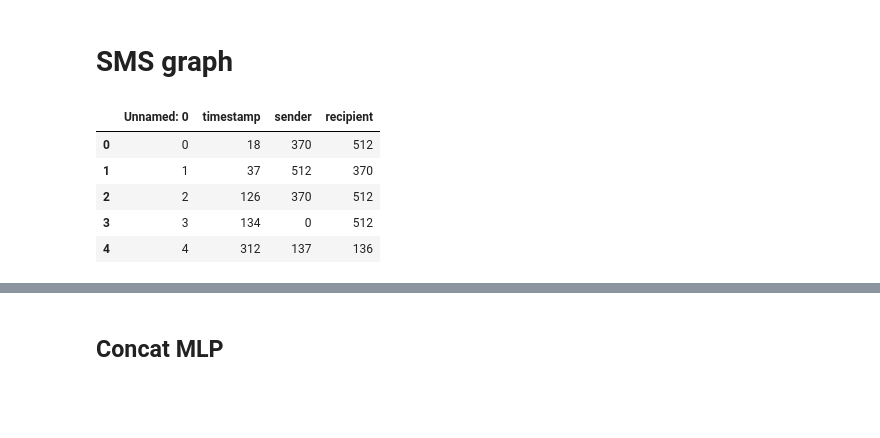
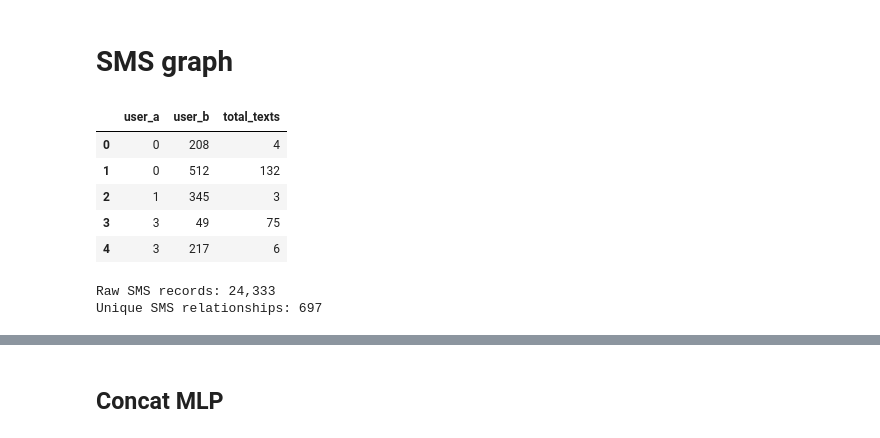
Before and after one commit to ucd-cosmos-data/26-the-deep-learners-analysis, a Jupyter notebook: FinalProject/notebooks/nn.ipynb, the cells around one changed output, grey strips where cells are left out. Drawn from its saved outputs; the diff is of its cells as text; code cells hidden in the pictures; blank space fills up the shorter version.

```diff
--- a/FinalProject/notebooks/nn.ipynb
+++ b/FinalProject/notebooks/nn.ipynb
@@ -42,14 +47,29 @@ friends_set = set(friends_list)
 # %% [markdown]
 # SMS graph
 # %%
-sms_data = pd.read_csv('../data/interim/sms.csv')
-display(sms_data.head())
+sms_data = pd.read_csv('../data/interim/sms.csv', index_col=0)
+sms_data = sms_data.astype({'sender': 'int', 'recipient': 'int'})
 
-sms_data = sms_data.astype({'sender': 'int', 'recipient': 'int'})
+# Facebook friendship is undirected, so represent each relationship once.
+sms_data['user_a'] = sms_data[['sender', 'recipient']].min(axis=1)
+sms_data['user_b'] = sms_data[['sender', 'recipient']].max(axis=1)
+
+sms_relationships = (
+    sms_data.groupby(['user_a', 'user_b'])
+    .size()
+    .rename('total_texts')
+    .reset_index()
+)
+
+display(sms_relationships.head())
+print(f"Raw SMS records: {len(sms_data):,}")
+print(f"Unique SMS relationships: {len(sms_relationships):,}")
 # %% [output]
-|  | Unnamed: 0 | timestamp | sender | recipient |
-| 0 | 0 | 18 | 370 | 512 |
-| 1 | 1 | 37 | 512 | 370 |
-| 2 | 2 | 126 | 370 | 512 |
-| 3 | 3 | 134 | 0 | 512 |
-| 4 | 4 | 312 | 137 | 136 |
+|  | user_a | user_b | total_texts |
+| 0 | 0 | 208 | 4 |
+| 1 | 0 | 512 | 132 |
+| 2 | 1 | 345 | 3 |
+| 3 | 3 | 49 | 75 |
+| 4 | 3 | 217 | 6 |
+Raw SMS records: 24,333
+Unique SMS relationships: 697
```
Also changed, not shown: parts of 32 cells of this notebook.
